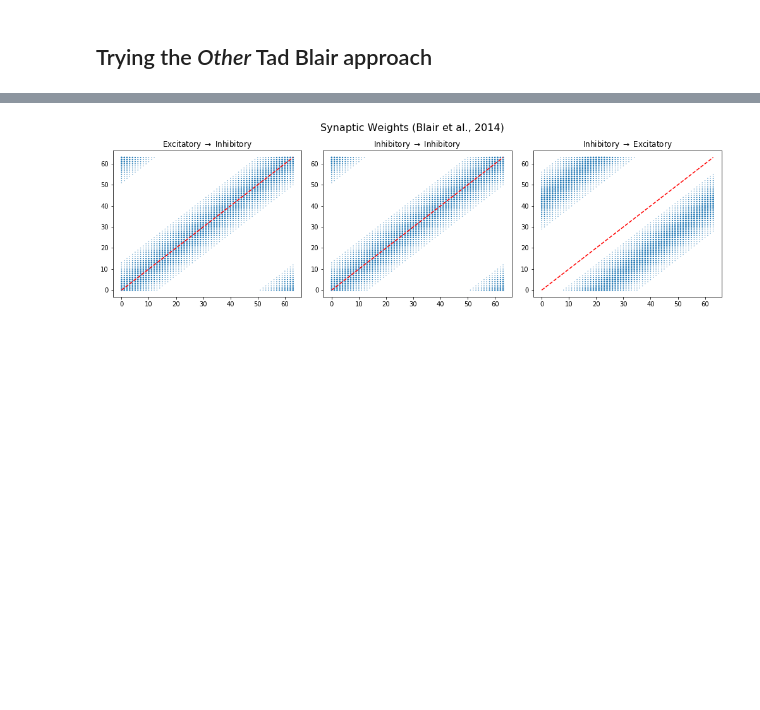
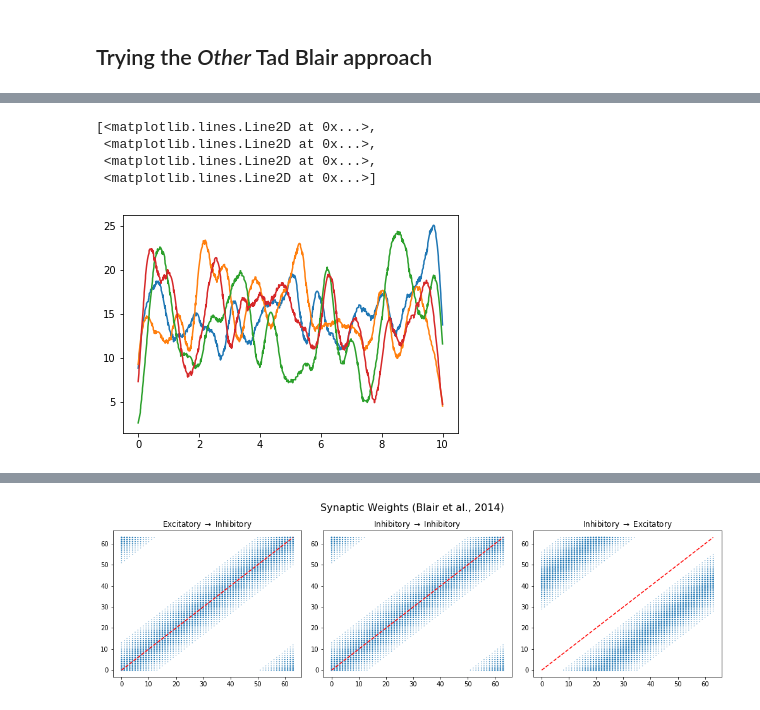
Before and after one commit to acellon/ifat-py, a Jupyter notebook: ifat.ipynb, the cells around one changed output, grey strips where cells are left out. Drawn from its saved outputs; the diff is of its cells as text; code cells hidden in the pictures; blank space fills up the shorter version.

```diff
--- a/ifat.ipynb
+++ b/ifat.ipynb
@@ -339,0 +287,13 @@ plot(e_spmon.t/second, e_spmon.i,'.'); xlim([0.2,0.4])
+# %%
+rateWidth = 200 * ms
+plot(erate0.t/second,   erate0.smooth_rate(width=rateWidth),
+     erate1.t/second,   erate1.smooth_rate(width=rateWidth),
+     erate10.t/second, erate10.smooth_rate(width=rateWidth),
+     erate20.t/second, erate20.smooth_rate(width=rateWidth))#,
+    # irate.t/second,     irate.smooth_rate(width=rateWidth))#
+# %% [output]
+[<matplotlib.lines.Line2D at 0x...>,
+ <matplotlib.lines.Line2D at 0x...>,
+ <matplotlib.lines.Line2D at 0x...>,
+ <matplotlib.lines.Line2D at 0x...>]
+[figure, added]
```
Also changed, not shown: parts of 16 cells of this notebook, 1 other file.
